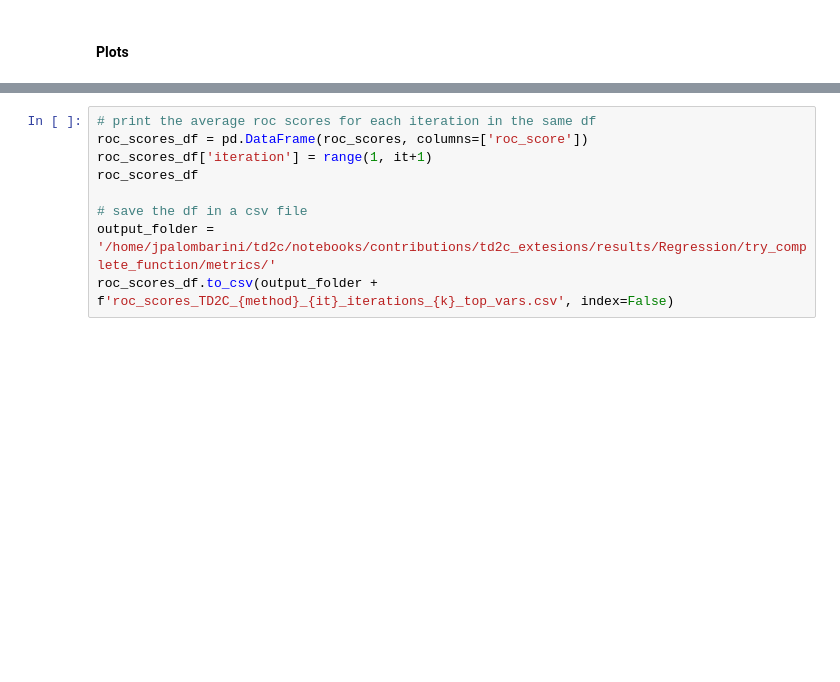
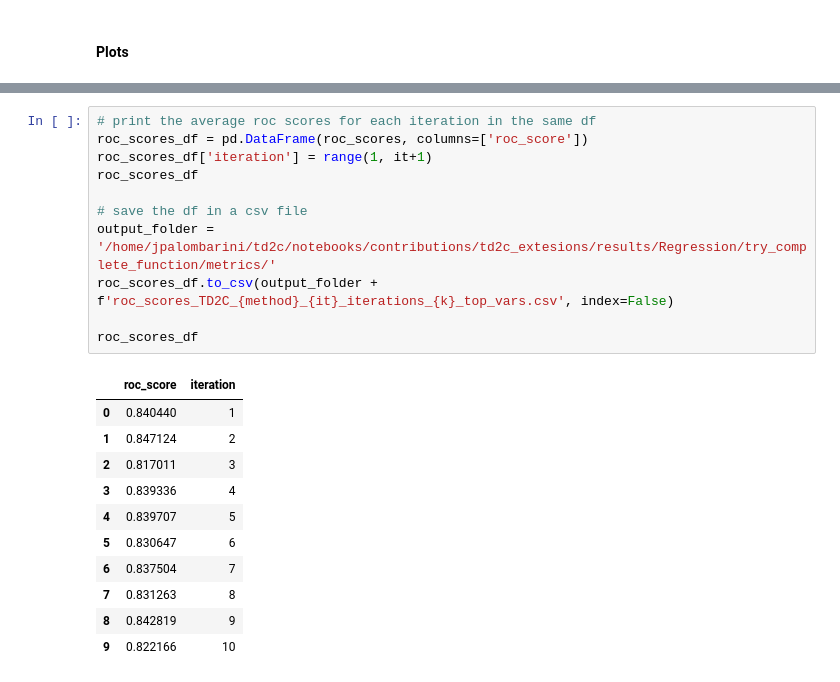
Before and after one commit to jacopoUCL/td2c, a Jupyter notebook: notebooks/contributions/td2c_extesions/IterativeTD2C.ipynb, the cells around one changed output, grey strips where cells are left out. Drawn from its saved outputs; the diff is of its cells as text; blank space fills up the shorter version.

```diff
--- a/notebooks/contributions/td2c_extesions/IterativeTD2C.ipynb
+++ b/notebooks/contributions/td2c_extesions/IterativeTD2C.ipynb
@@ -1565,9 +1592,23 @@ plt.savefig(output_folder + f'ROC_AUC_scores_TD2C_{method}_{it}_iterations_{k}_t
 # %%
 # print the average roc scores for each iteration in the same df
 roc_scores_df = pd.DataFrame(roc_scores, columns=['roc_score'])
 roc_scores_df['iteration'] = range(1, it+1)
 roc_scores_df
 
 # save the df in a csv file
 output_folder = '/home/jpalombarini/td2c/notebooks/contributions/td2c_extesions/results/Regression/try_complete_function/metrics/'
 roc_scores_df.to_csv(output_folder + f'roc_scores_TD2C_{method}_{it}_iterations_{k}_top_vars.csv', index=False)
+
+roc_scores_df
+# %% [output]
+|  | roc_score | iteration |
+| 0 | 0.840440 | 1 |
+| 1 | 0.847124 | 2 |
+| 2 | 0.817011 | 3 |
+| 3 | 0.839336 | 4 |
+| 4 | 0.839707 | 5 |
+| 5 | 0.830647 | 6 |
+| 6 | 0.837504 | 7 |
+| 7 | 0.831263 | 8 |
+| 8 | 0.842819 | 9 |
+| 9 | 0.822166 | 10 |
```
Also changed, not shown: parts of 4 cells of this notebook.
